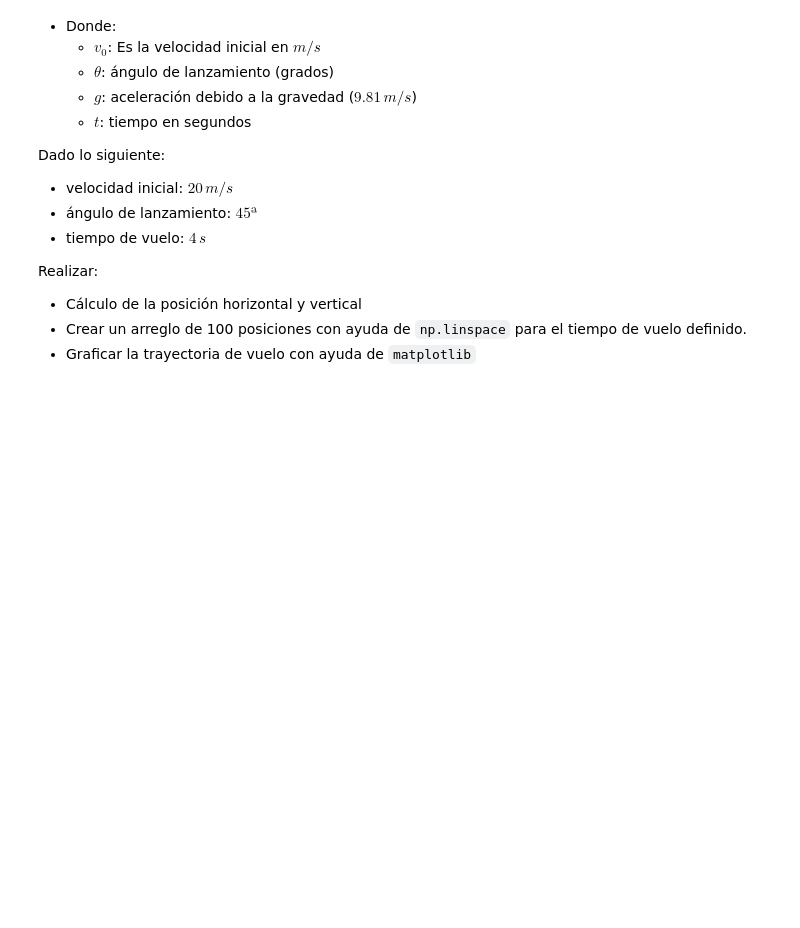
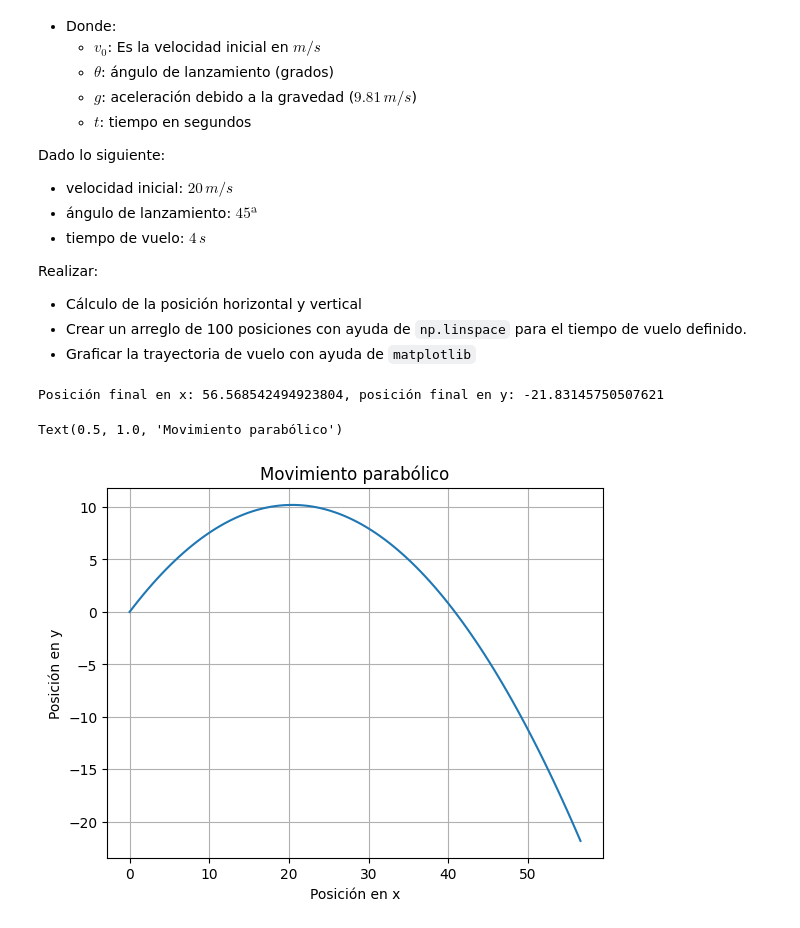
Before and after one commit to hrodriguezgi/computacion_fisica, a Jupyter notebook: Clase_20/Clase_20_Numpy.ipynb, the cells around one changed output. Saved outputs shown, nothing was run; the diff lists cells and outputs as text; code cells hidden in the pictures; blank space fills up the shorter version.

```diff
--- a/Clase_20/Clase_20_Numpy.ipynb
+++ b/Clase_20/Clase_20_Numpy.ipynb
@@ -256,3 +258,33 @@ Realizar:
 - Crear un arreglo de 100 posiciones con ayuda de `np.linspace` para el tiempo
 de vuelo definido.
 - Graficar la trayectoria de vuelo con ayuda de `matplotlib`
+# %%
+# Definición de variables
+vo = 20
+theta = 45
+g = 9.8
+t = 4
+# %%
+# Cálculo de la posición en x y y a los 4 segundos
+x = vo * np.cos(np.deg2rad(theta)) * t
+y = vo * np.sin(np.deg2rad(theta)) * t - 0.5 * g * t**2
+
+print(f"Posición final en x: {x}, posición final en y: {y}")
+# %% [output]
+Posición final en x: 56.568542494923804, posición final en y: -21.83145750507621
+# %%
+# Generación del arreglo de tiempo
+t = np.linspace(0, 4, 100)
+x = vo * np.cos(np.deg2rad(theta)) * t
+y = vo * np.sin(np.deg2rad(theta)) * t - 0.5 * g * t**2
+# %%
+import matplotlib.pyplot as plt
+
+plt.plot(x, y)
+plt.grid()
+plt.xlabel("Posición en x")
+plt.ylabel("Posición en y")
+plt.title("Movimiento parabólico")
+# %% [output]
+Text(0.5, 1.0, 'Movimiento parabólico')
+[figure, added]
```
Also changed, not shown: parts of 10 cells of this notebook, 5 other files.
